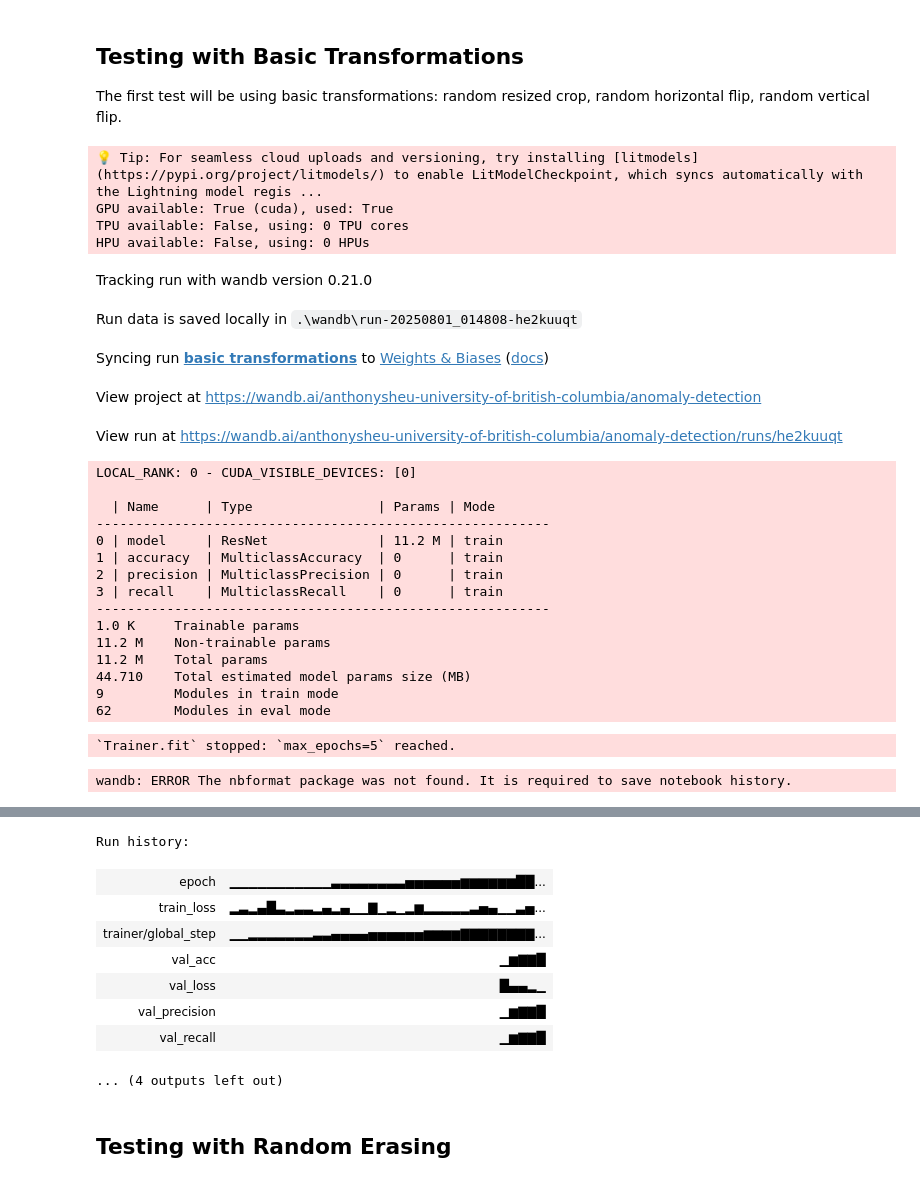
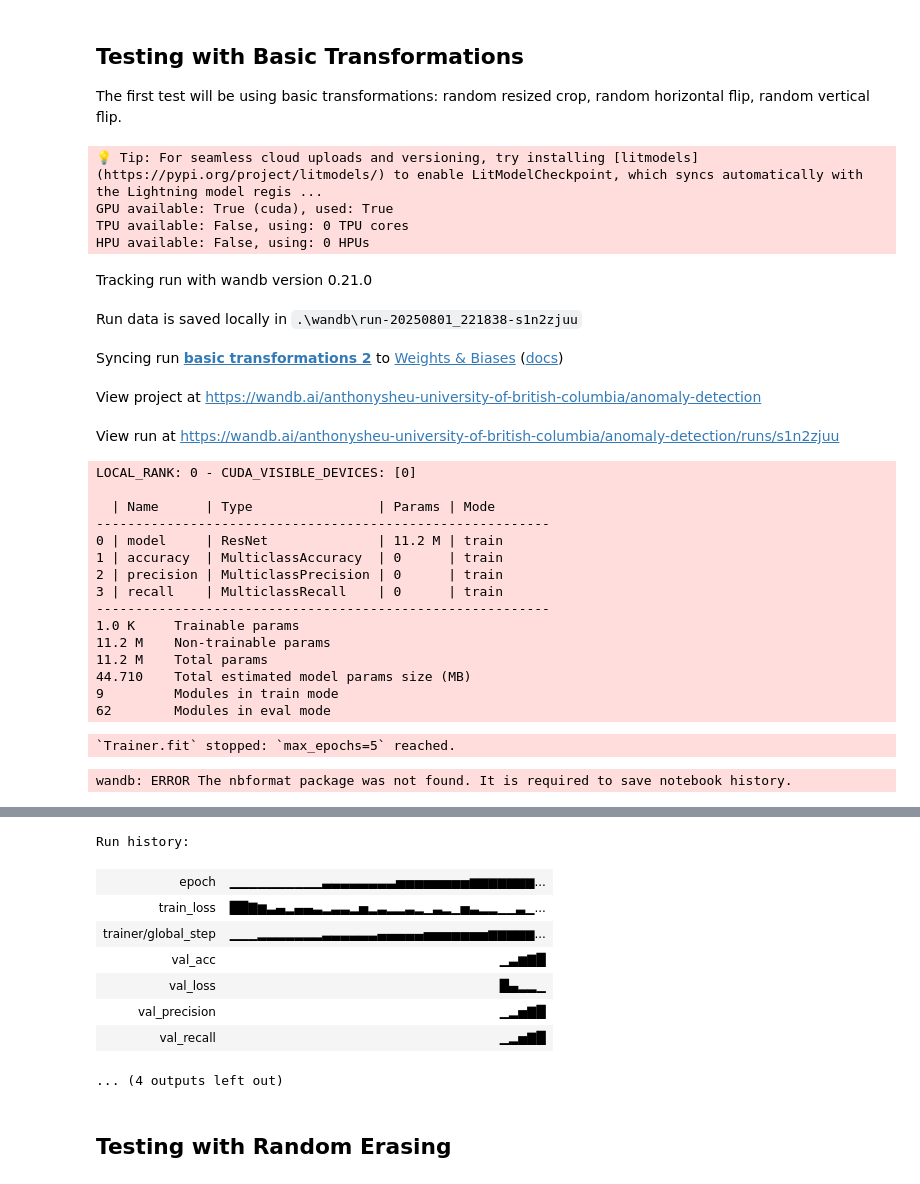
Before and after one commit to Anthony-Sheu/Concrete-Image-Classification, a Jupyter notebook: main.ipynb, the cells around one changed output, grey strips where cells are left out. Saved outputs shown, nothing was run; the diff lists cells and outputs as text; code cells hidden in the pictures.

```diff
--- a/main.ipynb
+++ b/main.ipynb
@@ -274,46 +274,46 @@ transform = tf.Compose([
 
 model = NeuralNet()
 data_module = Data()
-wandb_logger = WandbLogger(project = "anomaly-detection", name = "basic transformations")
+wandb_logger = WandbLogger(project = "anomaly-detection", name = "basic transformations 2")
 trainer = pl.Trainer(max_epochs = 5, logger = wandb_logger, devices = 1, accelerator = "gpu")
 trainer.fit(model, data_module)
 wandb.finish()
 # %% [output]
 💡 Tip: For seamless cloud uploads and versioning, try installing [litmodels](https://pypi.org/project/litmodels/) to enable LitModelCheckpoint, which syncs automatically with the Lightning model regis ...
 GPU available: True (cuda), used: True
 TPU available: False, using: 0 TPU cores
 HPU available: False, using: 0 HPUs
 Tracking run with wandb version 0.21.0
-Run data is saved locally in .\wandb\run-20250801_014808-he2kuuqt
+Run data is saved locally in .\wandb\run-20250801_221838-s1n2zjuu
-Syncing run basic transformations to Weights & Biases (docs)
+Syncing run basic transformations 2 to Weights & Biases (docs)
 View project at https://wandb.ai/anthonysheu-university-of-british-columbia/anomaly-detection
-View run at https://wandb.ai/anthonysheu-university-of-british-columbia/anomaly-detection/runs/he2kuuqt
+View run at https://wandb.ai/anthonysheu-university-of-british-columbia/anomaly-detection/runs/s1n2zjuu
 LOCAL_RANK: 0 - CUDA_VISIBLE_DEVICES: [0]
 
   | Name      | Type                | Params | Mode
 ----------------------------------------------------------
 0 | model     | ResNet              | 11.2 M | train
 1 | accuracy  | MulticlassAccuracy  | 0      | train
 2 | precision | MulticlassPrecision | 0      | train
 3 | recall    | MulticlassRecall    | 0      | train
 ----------------------------------------------------------
 1.0 K     Trainable params
 11.2 M    Non-trainable params
 11.2 M    Total params
 44.710    Total estimated model params size (MB)
 9         Modules in train mode
 62        Modules in eval mode
 `Trainer.fit` stopped: `max_epochs=5` reached.
 wandb: ERROR The nbformat package was not found. It is required to save notebook history.
 [interactive output not drawn]
 Run history:
-| epoch | ▁▁▁▁▁▁▁▁▁▁▁▃▃▃▃▃▃▃▃▅▅▅▅▅▅▆▆▆▆▆▆██... |
-| train_loss | ▂▃▂▄█▃▂▃▃▂▄▂▄▁▁▇▁▂▁▂▆▂▂▂▂▂▃▅▄▁▁▃▅... |
-| trainer/global_step | ▁▁▂▂▂▂▂▂▂▃▃▄▄▄▄▅▅▅▅▅▅▆▆▆▆▇▇▇▇▇▇▇▇... |
-| val_acc | ▁▆▇▇█ |
-| val_loss | █▄▄▂▁ |
-| val_precision | ▁▆▇▇█ |
-| val_recall | ▁▆▇▇█ |
+| epoch | ▁▁▁▁▁▁▁▁▁▁▃▃▃▃▃▃▃▃▅▅▅▅▅▅▅▅▆▆▆▆▆▆▆... |
+| train_loss | ██▇▆▃▄▂▄▄▃▂▃▃▂▅▂▃▂▂▃▂▁▃▂▁▅▃▂▂▁▁▃▁... |
+| trainer/global_step | ▁▁▁▂▂▂▂▂▂▂▃▃▃▃▃▃▄▄▄▄▄▅▅▅▅▅▅▅▆▆▆▆▆... |
+| val_acc | ▁▃▆▇█ |
+| val_loss | █▄▂▂▁ |
+| val_precision | ▁▂▅▇█ |
+| val_recall | ▁▂▅▇█ |
 ... (4 outputs left out)
 # %% [markdown]
 ## Testing with Random Erasing
```
Also changed, not shown: parts of 4 cells of this notebook, 1 other file.
